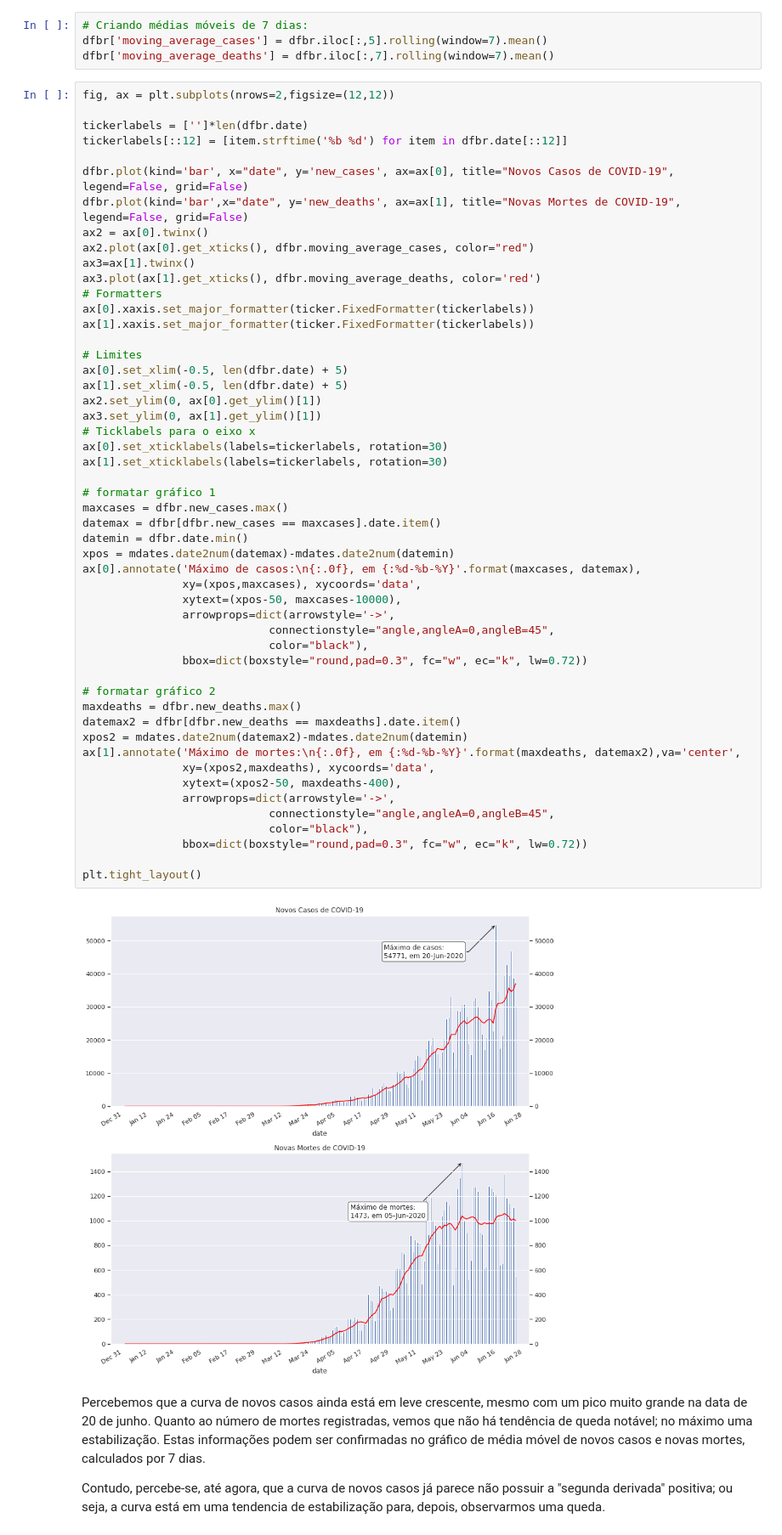
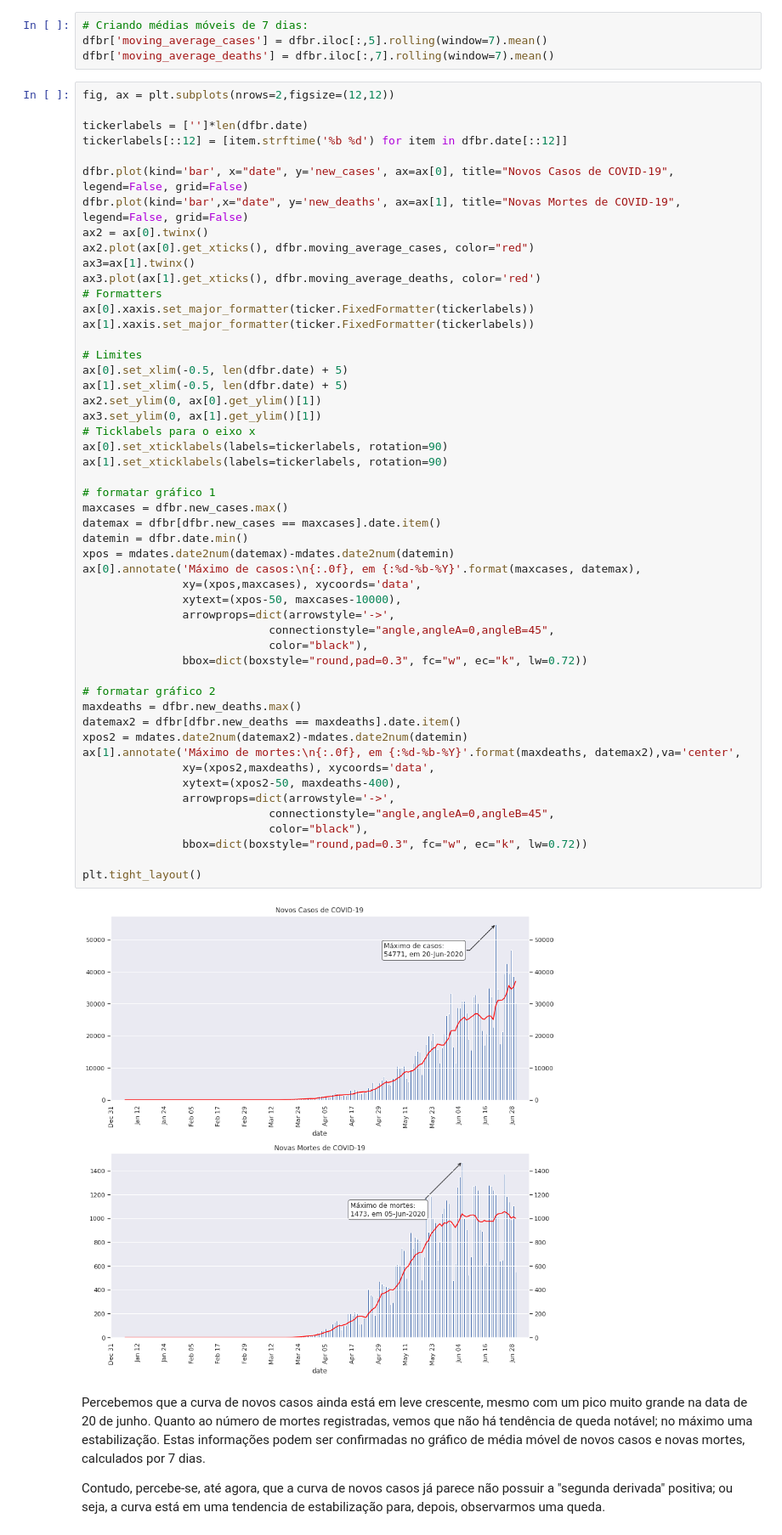
Before and after one commit to VGuerrero07/Data_Science, a Jupyter notebook: COVID_19_no_Brasil_Estudo_de_Caso.ipynb, the cells around one changed output. Shown at 85% size. Drawn from its saved outputs; the diff is of its cells as text.

```diff
--- a/COVID_19_no_Brasil_Estudo_de_Caso.ipynb
+++ b/COVID_19_no_Brasil_Estudo_de_Caso.ipynb
@@ -360,37 +360,37 @@ ax[1].set_xlim(-0.5, len(dfbr.date) + 5)
 ax2.set_ylim(0, ax[0].get_ylim()[1])
 ax3.set_ylim(0, ax[1].get_ylim()[1])
 # Ticklabels para o eixo x
-ax[0].set_xticklabels(labels=tickerlabels, rotation=30)
-ax[1].set_xticklabels(labels=tickerlabels, rotation=30)
+ax[0].set_xticklabels(labels=tickerlabels, rotation=90)
+ax[1].set_xticklabels(labels=tickerlabels, rotation=90)
 
 # formatar gráfico 1
 maxcases = dfbr.new_cases.max()
 datemax = dfbr[dfbr.new_cases == maxcases].date.item()
 datemin = dfbr.date.min()
 xpos = mdates.date2num(datemax)-mdates.date2num(datemin)
 ax[0].annotate('Máximo de casos:\n{:.0f}, em {:%d-%b-%Y}'.format(maxcases, datemax),
                xy=(xpos,maxcases), xycoords='data',
                xytext=(xpos-50, maxcases-10000),
                arrowprops=dict(arrowstyle='->',
                             connectionstyle="angle,angleA=0,angleB=45",
                             color="black"),
                bbox=dict(boxstyle="round,pad=0.3", fc="w", ec="k", lw=0.72))
 
 # formatar gráfico 2
 maxdeaths = dfbr.new_deaths.max()
 datemax2 = dfbr[dfbr.new_deaths == maxdeaths].date.item()
 xpos2 = mdates.date2num(datemax2)-mdates.date2num(datemin)
 ax[1].annotate('Máximo de mortes:\n{:.0f}, em {:%d-%b-%Y}'.format(maxdeaths, datemax2),va='center',
                xy=(xpos2,maxdeaths), xycoords='data',
                xytext=(xpos2-50, maxdeaths-400),
                arrowprops=dict(arrowstyle='->',
                             connectionstyle="angle,angleA=0,angleB=45",
                             color="black"),
                bbox=dict(boxstyle="round,pad=0.3", fc="w", ec="k", lw=0.72))
 
 plt.tight_layout()
 # %% [output]
-[figure, old version]
+[figure, new version]
 # %% [markdown]
 Percebemos que a curva de novos casos ainda está em leve crescente, mesmo com um pico muito grande na data de 20 de junho. Quanto ao número de mortes registradas, vemos que não há tendência de queda notável; no máximo uma estabilização. Estas informações podem ser confirmadas no gráfico de média móvel de novos casos e novas mortes, calculados por 7 dias.
 
```
Also changed, not shown: parts of 2 cells of this notebook.
